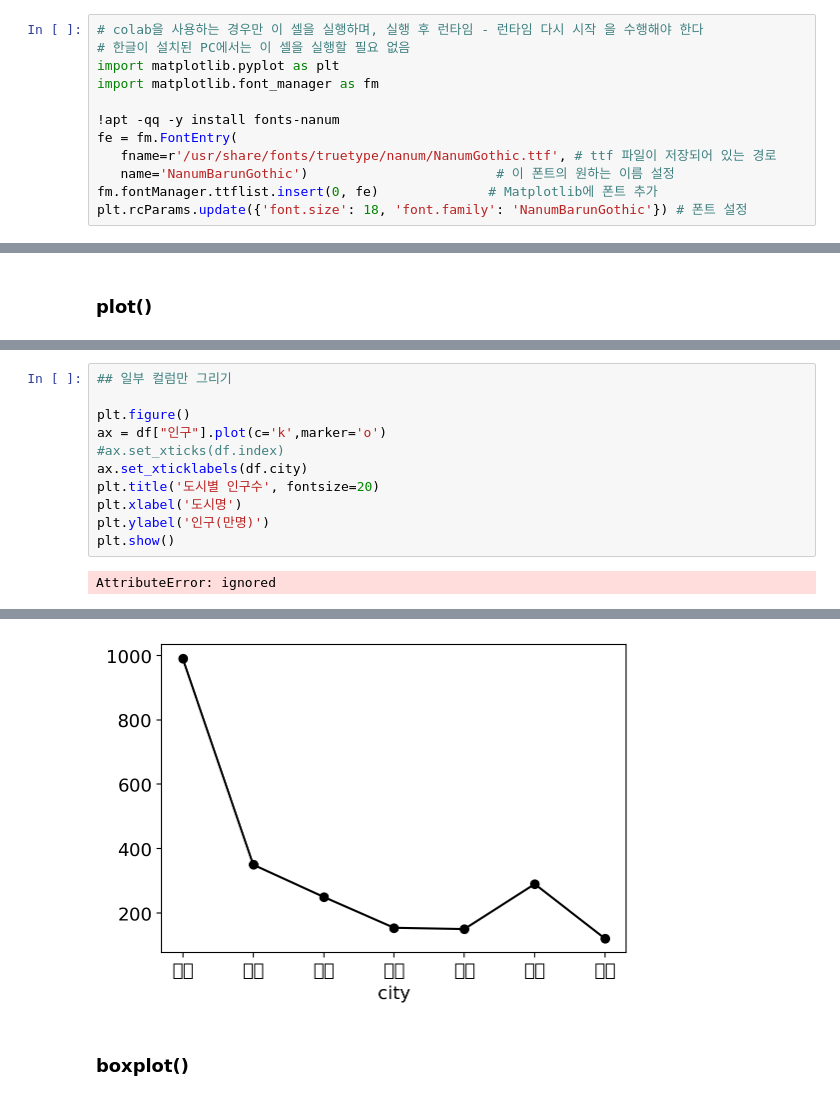
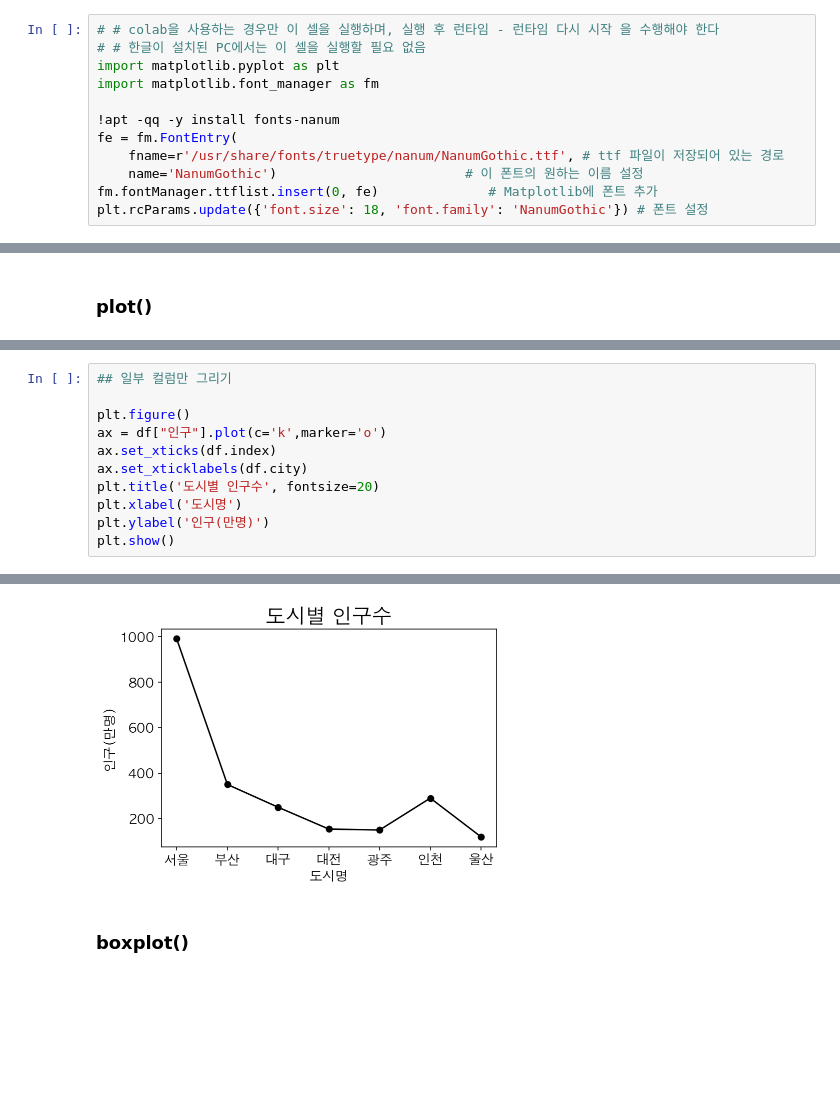
Before and after one commit to kevin09jung/scratch, a Jupyter notebook: e_32_Graphs.ipynb, the cells around one changed output, grey strips where cells are left out. Cells and saved outputs as stored; diff of their text form; blank space fills up the shorter version.

```diff
--- a/e_32_Graphs.ipynb
+++ b/e_32_Graphs.ipynb
@@ -8,17 +8,17 @@
  - 코랩은 리눅스 머신이면 한글이 미리 설치되어 있지 않다
  - 한글이 이미 설치된 PC에서는 아래 셀을 실행할 필요없다
 # %%
-# colab을 사용하는 경우만 이 셀을 실행하며, 실행 후 런타임 - 런타임 다시 시작 을 수행해야 한다
-# 한글이 설치된 PC에서는 이 셀을 실행할 필요 없음
+# # colab을 사용하는 경우만 이 셀을 실행하며, 실행 후 런타임 - 런타임 다시 시작 을 수행해야 한다
+# # 한글이 설치된 PC에서는 이 셀을 실행할 필요 없음
 import matplotlib.pyplot as plt
 import matplotlib.font_manager as fm
 
 !apt -qq -y install fonts-nanum
 fe = fm.FontEntry(
-   fname=r'/usr/share/fonts/truetype/nanum/NanumGothic.ttf', # ttf 파일이 저장되어 있는 경로
-   name='NanumBarunGothic')                        # 이 폰트의 원하는 이름 설정
+    fname=r'/usr/share/fonts/truetype/nanum/NanumGothic.ttf', # ttf 파일이 저장되어 있는 경로
+    name='NanumGothic')                        # 이 폰트의 원하는 이름 설정
 fm.fontManager.ttflist.insert(0, fe)              # Matplotlib에 폰트 추가
-plt.rcParams.update({'font.size': 18, 'font.family': 'NanumBarunGothic'}) # 폰트 설정
+plt.rcParams.update({'font.size': 18, 'font.family': 'NanumGothic'}) # 폰트 설정
 # %% [output]
 fonts-nanum is already the newest version (20180306-3).
 0 upgraded, 0 newly installed, 0 to remove and 38 not upgraded.
@@ -386,11 +216,10 @@ WARNING:matplotlib.font_manager:findfont: Font family 'NanumGothicBold' not foun
 
 plt.figure()
 ax = df["인구"].plot(c='k',marker='o')
-#ax.set_xticks(df.index)
+ax.set_xticks(df.index)
 ax.set_xticklabels(df.city)
 plt.title('도시별 인구수', fontsize=20)
 plt.xlabel('도시명')
 plt.ylabel('인구(만명)')
 plt.show()
 # %% [output]
-AttributeError: ignored
@@ -414,4 +226,4 @@ WARNING:matplotlib.font_manager:findfont: Font family 'NanumBarunGothic' not fou
-[figure, old version]
+[figure, new version]
 # %% [markdown]
 ### boxplot()
 # %%
```
Also changed, not shown: parts of 19 cells of this notebook.
